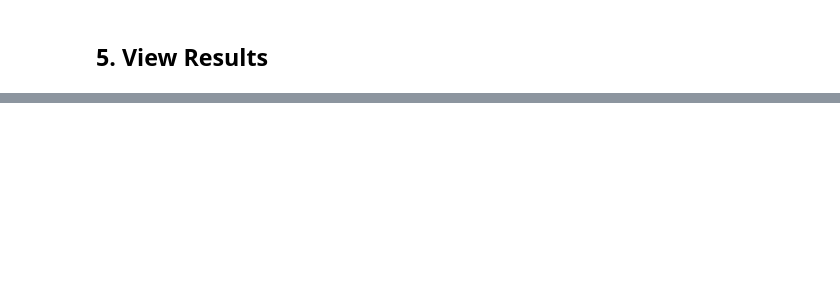
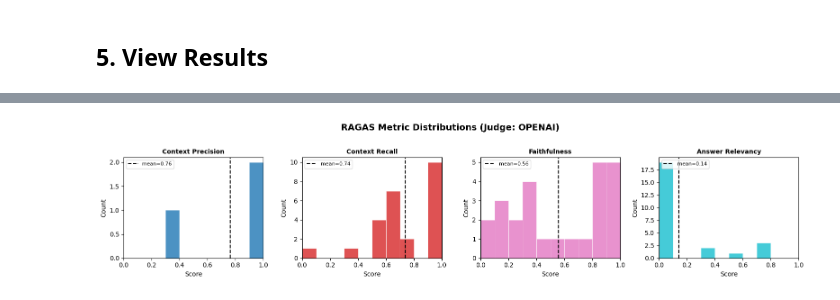
Before and after one commit to akshayDhotre/slm_bhagwat_gita, a Jupyter notebook: notebooks/ragas_eval.ipynb, the cells around one changed output, grey strips where cells are left out. Cells and saved outputs as stored; diff of their text form; code cells hidden in the pictures; blank space fills up the shorter version.

```diff
--- a/notebooks/ragas_eval.ipynb
+++ b/notebooks/ragas_eval.ipynb
@@ -320,35 +701,85 @@ df[display_cols].sort_values("faithfulness", ascending=True)
 # %%
 import matplotlib.pyplot as plt
-import pandas as pd
+import numpy as np
 
-df = results.to_pandas()
-metric_cols = [c for c in df.columns
-               if c not in {"user_input", "reference", "response", "retrieved_contexts"}]
+# Check for NaN values
+if df[metric_cols].isna().all().all():
+    print("⚠️  All metrics returned NaN — the judge LLM likely failed.")
+    print("\nTroubleshooting tips:")
+    if JUDGE_PROVIDER == "openai":
+        print("  • Verify OPENAI_API_KEY is correct")
+        print("  • Check API quota/billing at platform.openai.com")
+        print("  • Try a different model (gpt-4o-mini is most reliable)")
+    else:
+        print("  • Check Ollama is running: ollama ps")
+        print("  • Verify model is loaded: ollama run", OLLAMA_JUDGE_MODEL)
+        print("  • Increase RunConfig(timeout=...) if Ollama is slow")
+    print("  • Reduce eval set to 3–5 questions and re-run cells 3 and 4")
+else:
+    # Define colors for metrics
+    colors = plt.cm.tab10(np.linspace(0, 1, len(metric_cols)))
 
-if df[metric_cols].isna().all().all():
-    print("All metrics returned NaN — the judge LLM likely timed out or returned invalid JSON.")
-    print("Tips:")
-    print("  • Reduce eval set to 3–5 questions and re-run cells 3 and 4")
-    print("  • Increase RunConfig(timeout=...) if Ollama is slow")
-    print("  • Check Ollama is running: ollama ps")
-else:
-    colors = ["steelblue", "coral", "seagreen", "mediumpurple"]
-    fig, axes = plt.subplots(1, len(metric_cols), figsize=(14, 4), sharey=True)
+    # Create histogram grid
+    n_metrics = len(metric_cols)
+    n_cols = min(4, n_metrics)
+    n_rows = (n_metrics + n_cols - 1) // n_cols
 
-    for ax, col, color in zip(axes, metric_cols, colors):
+    fig, axes = plt.subplots(n_rows, n_cols, figsize=(4 * n_cols, 3.5 * n_rows), squeeze=False)
+    axes = axes.flatten()
+
+    for idx, (col, color) in enumerate(zip(metric_cols, colors)):
+        ax = axes[idx]
         vals = df[col].dropna()
-        ax.hist(vals, bins=10, range=(0, 1), color=color, edgecolor="white", linewidth=0.5)
-        mean_val = vals.mean()
-        ax.axvline(mean_val, color="black", linestyle="--", linewidth=1.5,
-                   label=f"mean={mean_val:.2f}")
-        ax.set_title(col.replace("_", " ").title())
+
+        if len(vals) > 0:
+            ax.hist(vals, bins=10, range=(0, 1), color=color, edgecolor="white", linewidth=0.5, alpha=0.8)
+            mean_val = vals.mean()
+            ax.axvline(mean_val, color="black", linestyle="--", linewidth=1.5, label=f"mean={mean_val:.2f}")
+            ax.legend(fontsize=8, loc="upper left")
+
+        ax.set_title(col.replace("_", " ").title(), fontsize=10, fontweight="bold")
         ax.set_xlim(0, 1)
-        ax.legend(fontsize=8)
+        ax.set_xlabel("Score")
+        ax.set_ylabel("Count")
 
-    plt.suptitle("RAGAS Metric Distributions", fontsize=13, fontweight="bold")
+    # Hide unused subplots
+    for idx in range(len(metric_cols), len(axes)):
+        axes[idx].set_visible(False)
+
+    plt.suptitle(f"RAGAS Metric Distributions (Judge: {JUDGE_PROVIDER.upper()})",
+                 fontsize=14, fontweight="bold", y=1.02)
     plt.tight_layout()
-    plt.savefig("ragas_results.png", dpi=150)
+    plt.savefig("notebooks/ragas_eval_artifacts/ragas_results.png", dpi=150, bbox_inches="tight")
     plt.show()
 
-    df.to_csv("ragas_results.csv", index=False)
-    print("Saved: ragas_results.csv  ragas_results.png")
+    # ── Category comparison radar chart ───────────────────────────────────────
+    if df["category"].nunique() > 1 and len(metric_cols) >= 3:
+        fig2, ax2 = plt.subplots(figsize=(8, 8), subplot_kw=dict(polar=True))
+
+        categories = df["category"].unique()
+        angles = np.linspace(0, 2 * np.pi, len(metric_cols), endpoint=False).tolist()
+        angles += angles[:1]  # Complete the circle
+
+        for i, cat in enumerate(categories):
+            cat_data = df[df["category"] == cat][metric_cols].mean().values.tolist()
+            cat_data += cat_data[:1]  # Complete the circle
+            ax2.plot(angles, cat_data, 'o-', linewidth=2, label=cat, alpha=0.8)
+            ax2.fill(angles, cat_data, alpha=0.15)
+
+        ax2.set_xticks(angles[:-1])
+        ax2.set_xticklabels([m.replace("_", "\n") for m in metric_cols], size=8)
+        ax2.set_ylim(0, 1)
+        ax2.set_title("Metrics by Test Category", fontsize=12, fontweight="bold", pad=20)
+        ax2.legend(loc="upper right", bbox_to_anchor=(1.3, 1.0))
+
+        plt.tight_layout()
+        plt.savefig("noteboks/ragas_category_comparison.png", dpi=150, bbox_inches="tight")
+        plt.show()
+
+    # ── Save results ──────────────────────────────────────────────────────────
+    df.to_csv("notebooks/ragas_eval_artifacts/ragas_results.csv", index=False)
+    print("✓ Saved: ragas_results.csv, ragas_results.png")
+    if df["category"].nunique() > 1:
+        print("✓ Saved: ragas_category_comparison.png")
+# %% [output]
+[figure, added]
```
Also changed, not shown: parts of 18 cells of this notebook, 5 other files.
